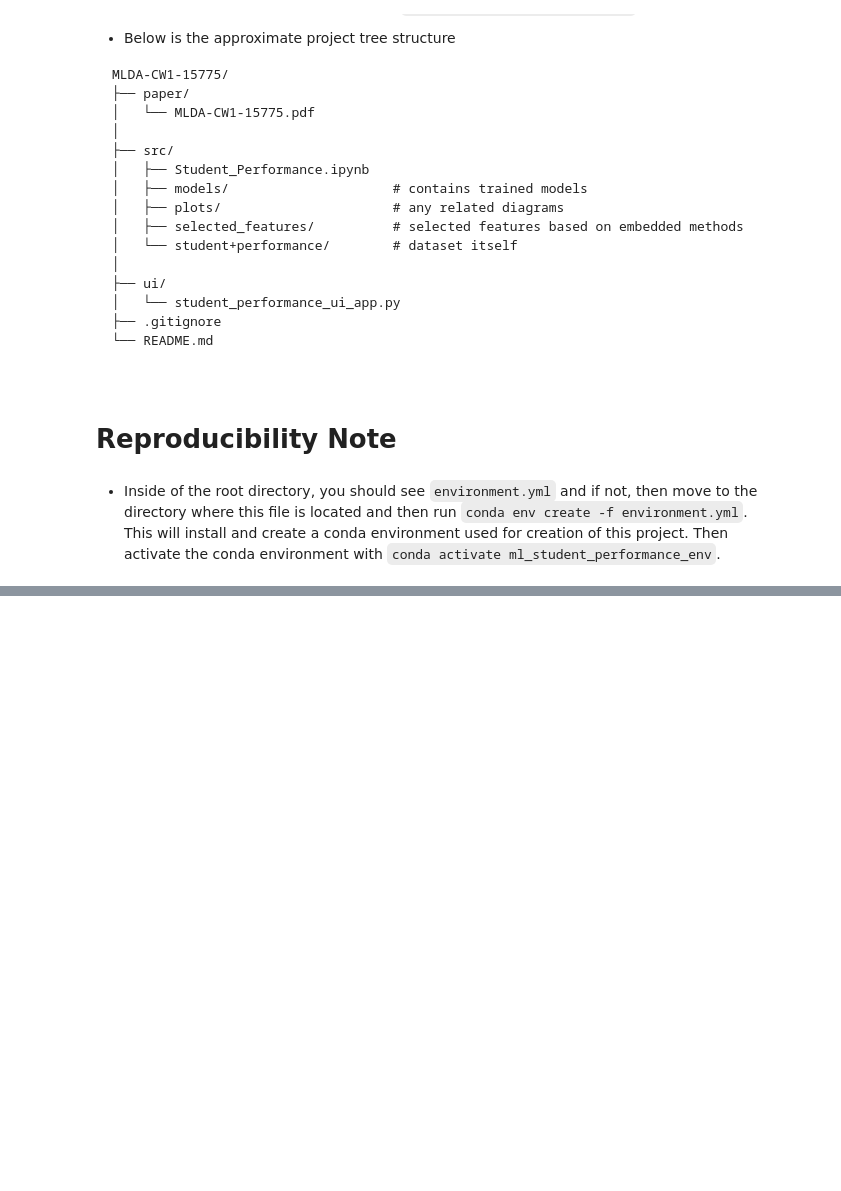
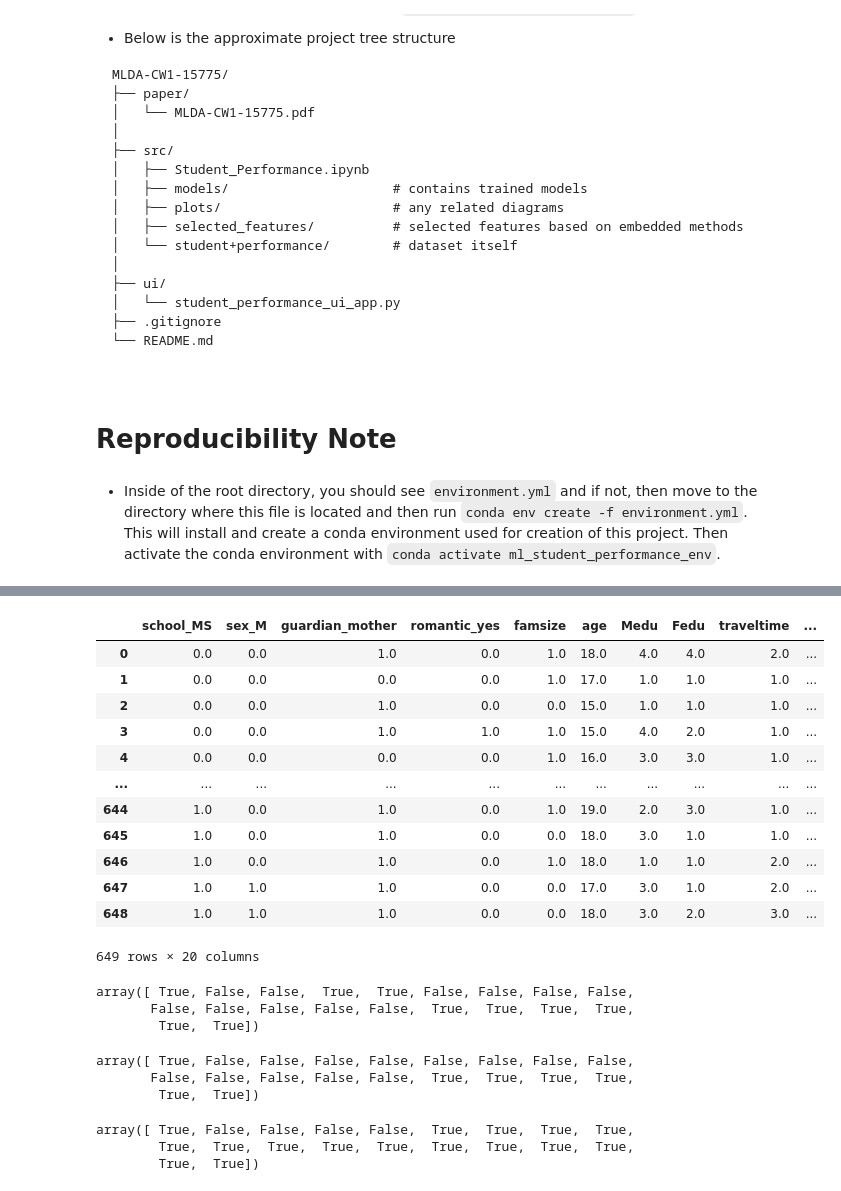
Before and after one commit to 00015775/MLDA-CW1-15775, a Jupyter notebook: src/Student_Performance.ipynb, the cells around one changed output, grey strips where cells are left out. Drawn from its saved outputs; the diff is of its cells as text; code cells hidden in the pictures; blank space fills up the shorter version.

```diff
--- a/src/Student_Performance.ipynb
+++ b/src/Student_Performance.ipynb
@@ -1956,0 +2085,16 @@ MLDA-CW1-15775/
+# %%
+student_por_df_encoded[lgb_features]
+# %% [output]
+|  | school_MS | sex_M | guardian_mother | romantic_yes | famsize | age | Medu | Fedu | traveltime | ... |
+| 0 | 0.0 | 0.0 | 1.0 | 0.0 | 1.0 | 18.0 | 4.0 | 4.0 | 2.0 | ... |
+| 1 | 0.0 | 0.0 | 0.0 | 0.0 | 1.0 | 17.0 | 1.0 | 1.0 | 1.0 | ... |
+| 2 | 0.0 | 0.0 | 1.0 | 0.0 | 0.0 | 15.0 | 1.0 | 1.0 | 1.0 | ... |
+| 3 | 0.0 | 0.0 | 1.0 | 1.0 | 1.0 | 15.0 | 4.0 | 2.0 | 1.0 | ... |
+| 4 | 0.0 | 0.0 | 0.0 | 0.0 | 1.0 | 16.0 | 3.0 | 3.0 | 1.0 | ... |
+| ... | ... | ... | ... | ... | ... | ... | ... | ... | ... | ... |
+| 644 | 1.0 | 0.0 | 1.0 | 0.0 | 1.0 | 19.0 | 2.0 | 3.0 | 1.0 | ... |
+| 645 | 1.0 | 0.0 | 1.0 | 0.0 | 0.0 | 18.0 | 3.0 | 1.0 | 1.0 | ... |
+| 646 | 1.0 | 0.0 | 1.0 | 0.0 | 1.0 | 18.0 | 1.0 | 1.0 | 2.0 | ... |
+| 647 | 1.0 | 1.0 | 1.0 | 0.0 | 0.0 | 17.0 | 3.0 | 1.0 | 2.0 | ... |
+| 648 | 1.0 | 1.0 | 1.0 | 0.0 | 0.0 | 18.0 | 3.0 | 2.0 | 3.0 | ... |
+649 rows × 20 columns
@@ -1956,0 +2103,18 @@ MLDA-CW1-15775/
+# %%
+rf_features == xgb_features
+# %% [output]
+array([ True, False, False,  True,  True, False, False, False, False,
+       False, False, False, False, False,  True,  True,  True,  True,
+        True,  True])
+# %%
+xgb_features == lgb_features
+# %% [output]
+array([ True, False, False, False, False, False, False, False, False,
+       False, False, False, False, False,  True,  True,  True,  True,
+        True,  True])
+# %%
+rf_features == lgb_features
+# %% [output]
+array([ True, False, False, False, False,  True,  True,  True,  True,
+        True,  True,  True,  True,  True,  True,  True,  True,  True,
+        True,  True])
```
Also changed, not shown: parts of 11 cells of this notebook.
